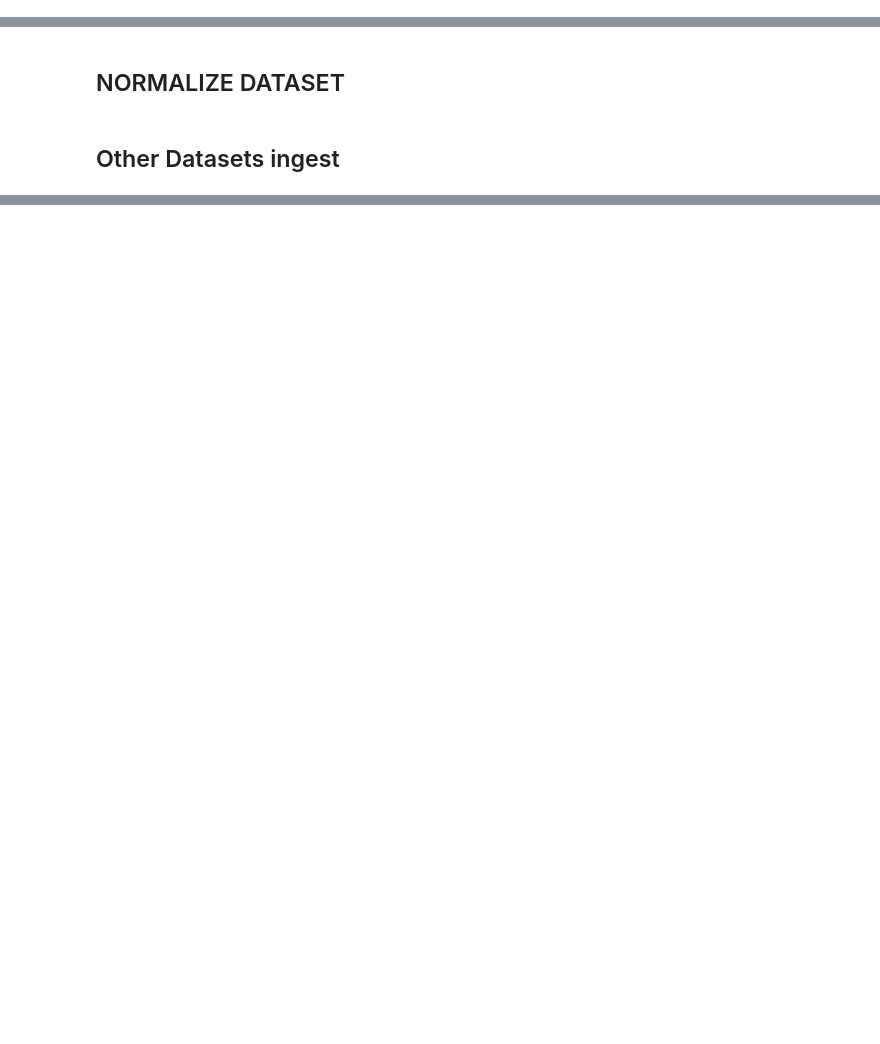
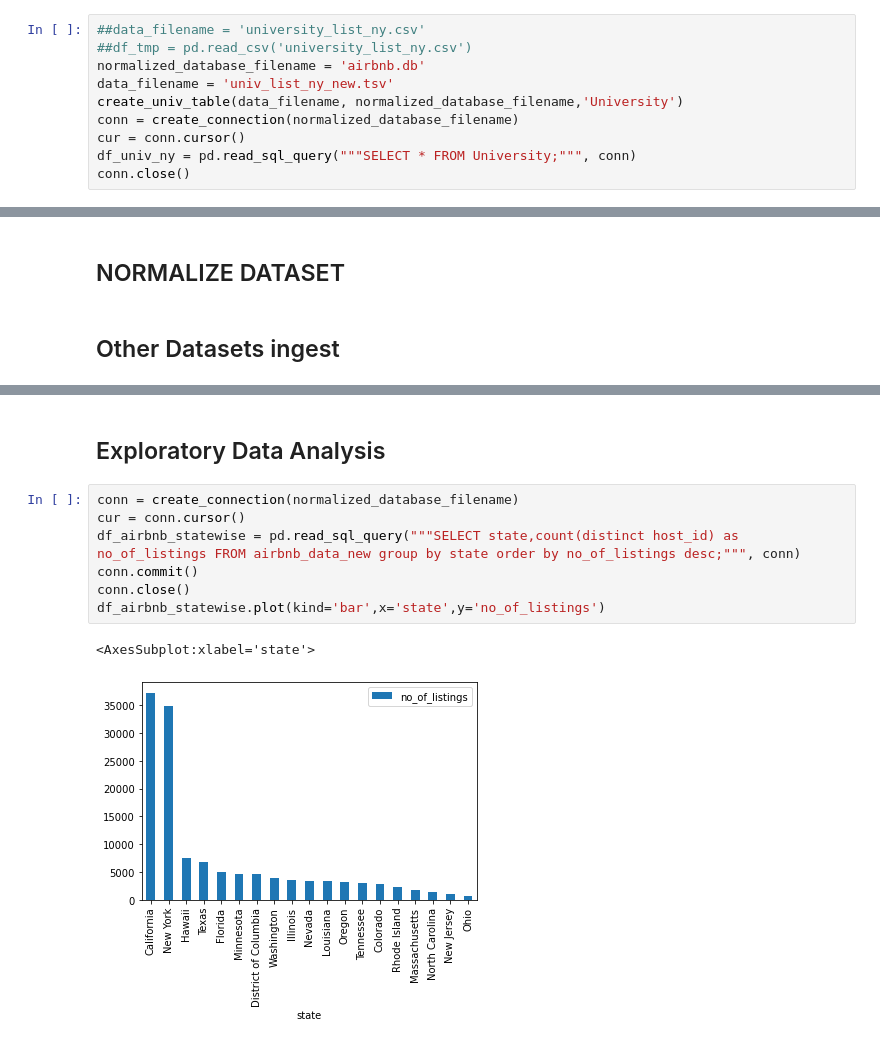
Before and after one commit to ddangwal1909/EAS503_Project_AIRBNB_Analysis, a Jupyter notebook: AIRBNB_ANALYSIS.ipynb, the cells around one changed output, grey strips where cells are left out. Saved outputs shown, nothing was run; the diff lists cells and outputs as text; blank space fills up the shorter version.

```diff
--- a/AIRBNB_ANALYSIS.ipynb
+++ b/AIRBNB_ANALYSIS.ipynb
@@ -431,0 +578,10 @@ sql_query(sql,'airbnb.db')
+# %%
+##data_filename = 'university_list_ny.csv'
+##df_tmp = pd.read_csv('university_list_ny.csv')
+normalized_database_filename = 'airbnb.db'
+data_filename = 'univ_list_ny_new.tsv'
+create_univ_table(data_filename, normalized_database_filename,'University')
+conn = create_connection(normalized_database_filename)
+cur = conn.cursor()
+df_univ_ny = pd.read_sql_query("""SELECT * FROM University;""", conn)
+conn.close()
@@ -437,0 +666,12 @@ b
+# %% [markdown]
+## Exploratory Data Analysis ##
+# %%
+conn = create_connection(normalized_database_filename)
+cur = conn.cursor()
+df_airbnb_statewise = pd.read_sql_query("""SELECT state,count(distinct host_id) as no_of_listings FROM airbnb_data_new group by state order by no_of_listings desc;""", conn)
+conn.commit()
+conn.close()
+df_airbnb_statewise.plot(kind='bar',x='state',y='no_of_listings')
+# %% [output]
+<AxesSubplot:xlabel='state'>
+[figure, added]
```
Also changed, not shown: parts of 23 cells of this notebook, 1 other file.
